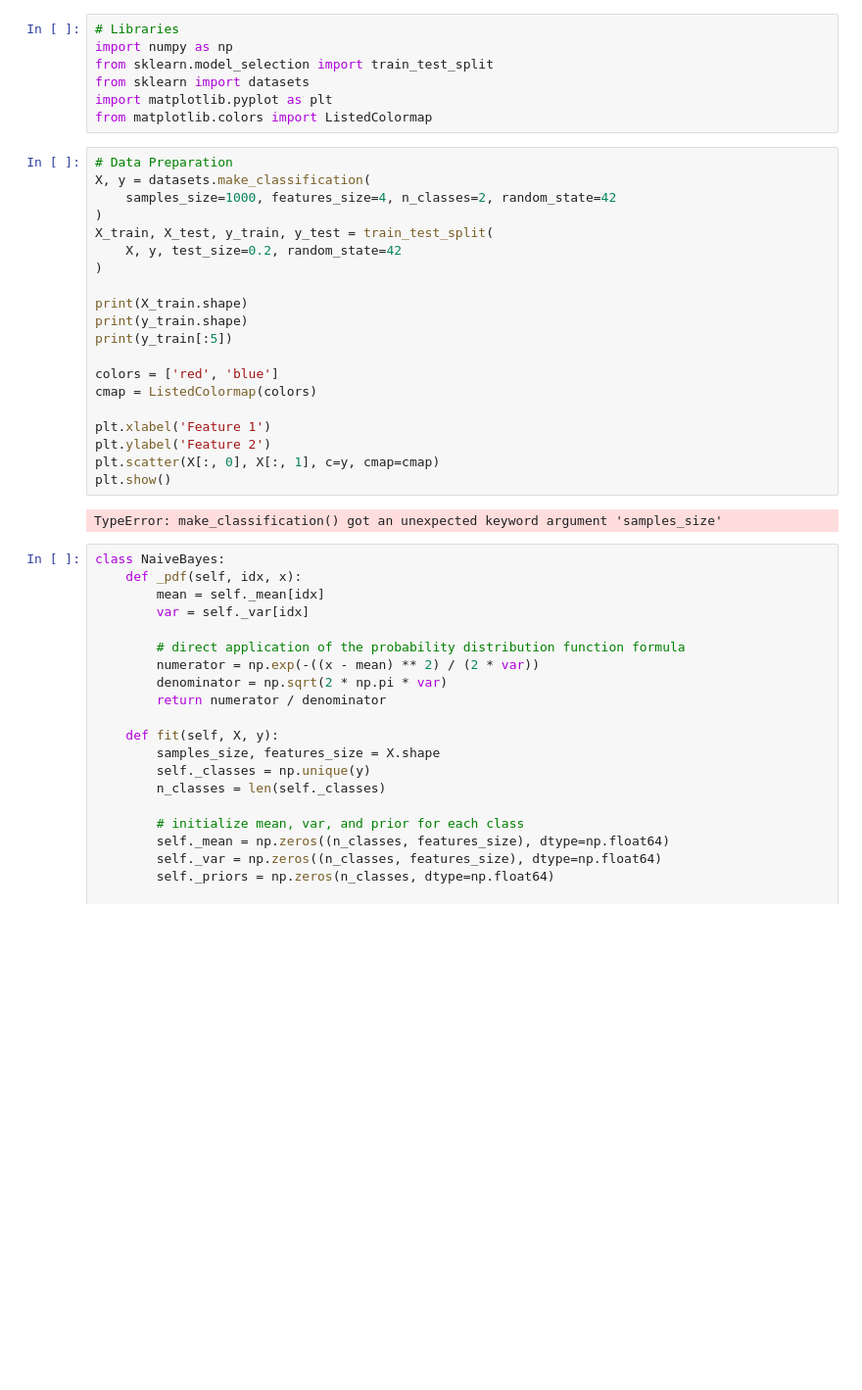
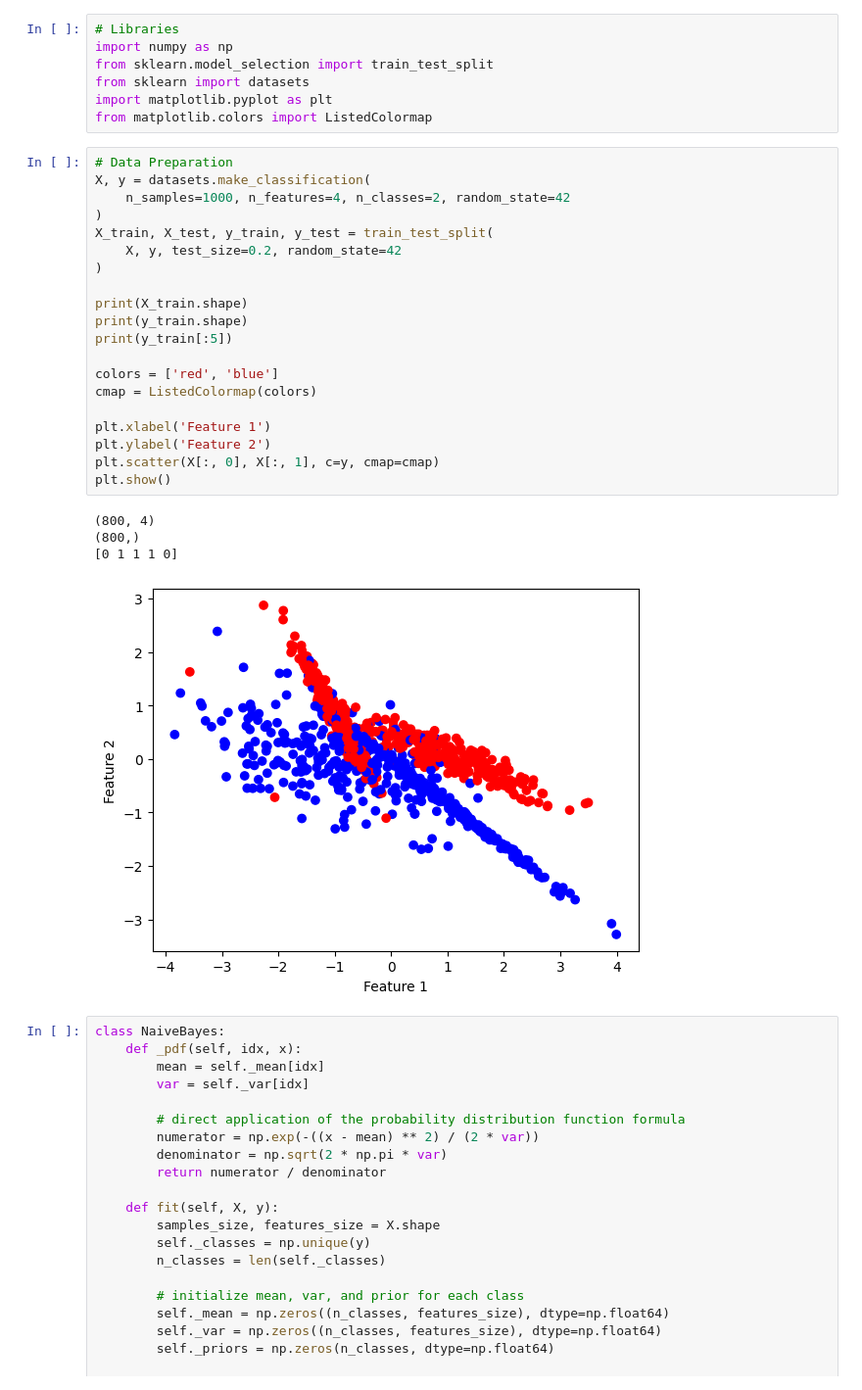
Before and after one commit to 1liale/MLFS_Follow_Along, a Jupyter notebook: NaiveBayes/naive_bayes_example.ipynb, the cells around one changed output. Shown at 98% size. Saved outputs shown, nothing was run; the diff lists cells and outputs as text; blank space fills up the shorter version.

Commit message:
fixed errors

```diff
--- a/NaiveBayes/naive_bayes_example.ipynb
+++ b/NaiveBayes/naive_bayes_example.ipynb
@@ -8,25 +8,28 @@ from matplotlib.colors import ListedColormap
 # %%
 # Data Preparation
 X, y = datasets.make_classification(
-    samples_size=1000, features_size=4, n_classes=2, random_state=42
+    n_samples=1000, n_features=4, n_classes=2, random_state=42
 )
 X_train, X_test, y_train, y_test = train_test_split(
     X, y, test_size=0.2, random_state=42
 )
 
 print(X_train.shape)
 print(y_train.shape)
 print(y_train[:5])
 
 colors = ['red', 'blue']
 cmap = ListedColormap(colors)
 
 plt.xlabel('Feature 1')
 plt.ylabel('Feature 2')
 plt.scatter(X[:, 0], X[:, 1], c=y, cmap=cmap)
 plt.show()
 # %% [output]
-TypeError: make_classification() got an unexpected keyword argument 'samples_size'
+(800, 4)
+(800,)
+[0 1 1 1 0]
+[figure, added]
 # %%
 class NaiveBayes:
     def _pdf(self, idx, x):
```
Also changed, not shown: parts of 1 cell of this notebook.
